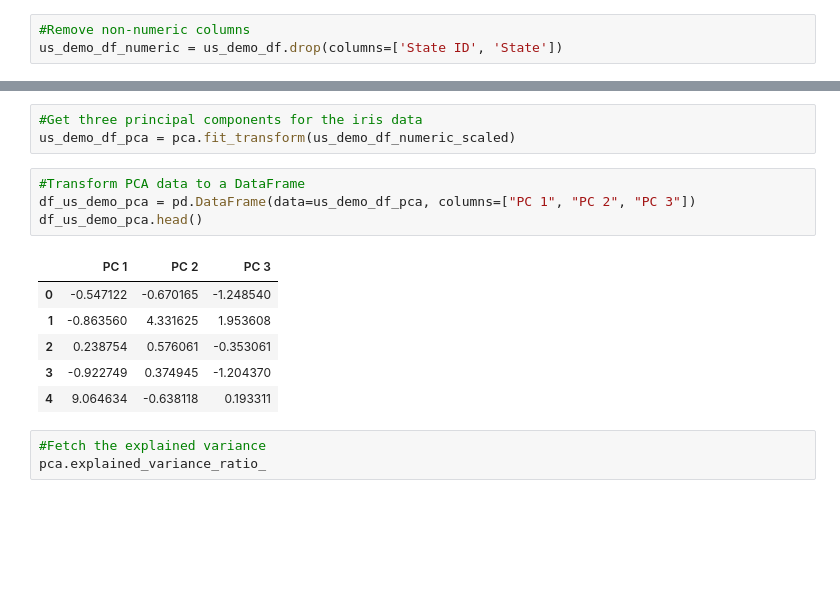
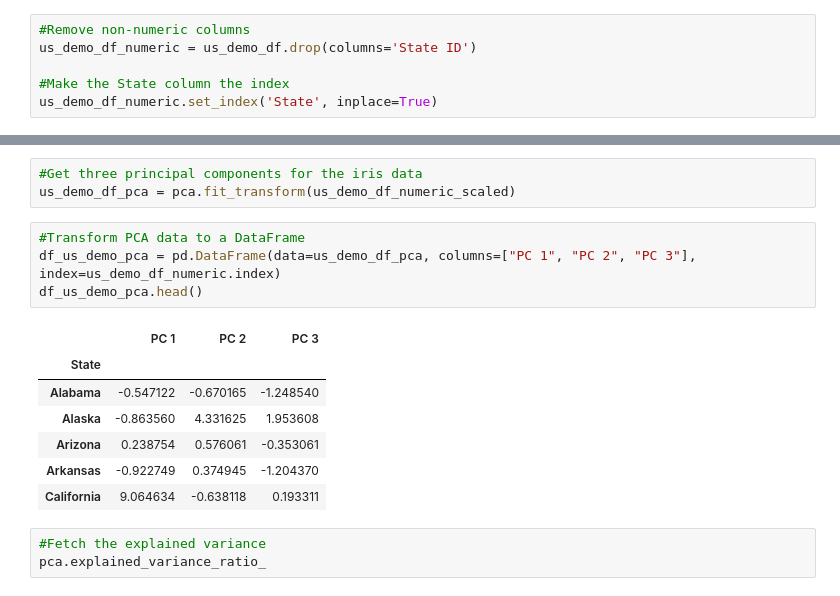
Before and after one commit to MitchellGleason/Final-Project, a Jupyter notebook: Machine Leanring Notebooks/clustering_ML.ipynb, the cells around one changed output, grey strips where cells are left out. Drawn from its saved outputs; the diff is of its cells as text; blank space fills up the shorter version.

```diff
--- a/Machine Leanring Notebooks/clustering_ML.ipynb
+++ b/Machine Leanring Notebooks/clustering_ML.ipynb
@@ -25,7 +22,10 @@ us_demo_df.head()
 | 4 | ST3 | California | 39346023 | 19562882 | 19783141 | 35.6 | ... |
 # %%
 #Remove non-numeric columns
-us_demo_df_numeric = us_demo_df.drop(columns=['State ID', 'State'])
+us_demo_df_numeric = us_demo_df.drop(columns='State ID')
+
+#Make the State column the index
+us_demo_df_numeric.set_index('State', inplace=True)
 # %% [markdown]
 ## K-means clustering
 # %% [markdown]
@@ -156,15 +158,16 @@ pca = PCA(n_components=3)
 us_demo_df_pca = pca.fit_transform(us_demo_df_numeric_scaled)
 # %%
 #Transform PCA data to a DataFrame
-df_us_demo_pca = pd.DataFrame(data=us_demo_df_pca, columns=["PC 1", "PC 2", "PC 3"])
+df_us_demo_pca = pd.DataFrame(data=us_demo_df_pca, columns=["PC 1", "PC 2", "PC 3"], index=us_demo_df_numeric.index)
 df_us_demo_pca.head()
 # %% [output]
 |  | PC 1 | PC 2 | PC 3 |
-| 0 | -0.547122 | -0.670165 | -1.248540 |
-| 1 | -0.863560 | 4.331625 | 1.953608 |
-| 2 | 0.238754 | 0.576061 | -0.353061 |
-| 3 | -0.922749 | 0.374945 | -1.204370 |
-| 4 | 9.064634 | -0.638118 | 0.193311 |
+| State |  |  |  |
+| Alabama | -0.547122 | -0.670165 | -1.248540 |
+| Alaska | -0.863560 | 4.331625 | 1.953608 |
+| Arizona | 0.238754 | 0.576061 | -0.353061 |
+| Arkansas | -0.922749 | 0.374945 | -1.204370 |
+| California | 9.064634 | -0.638118 | 0.193311 |
 # %%
 #Fetch the explained variance
 pca.explained_variance_ratio_
```
Also changed, not shown: parts of 3 cells of this notebook.
